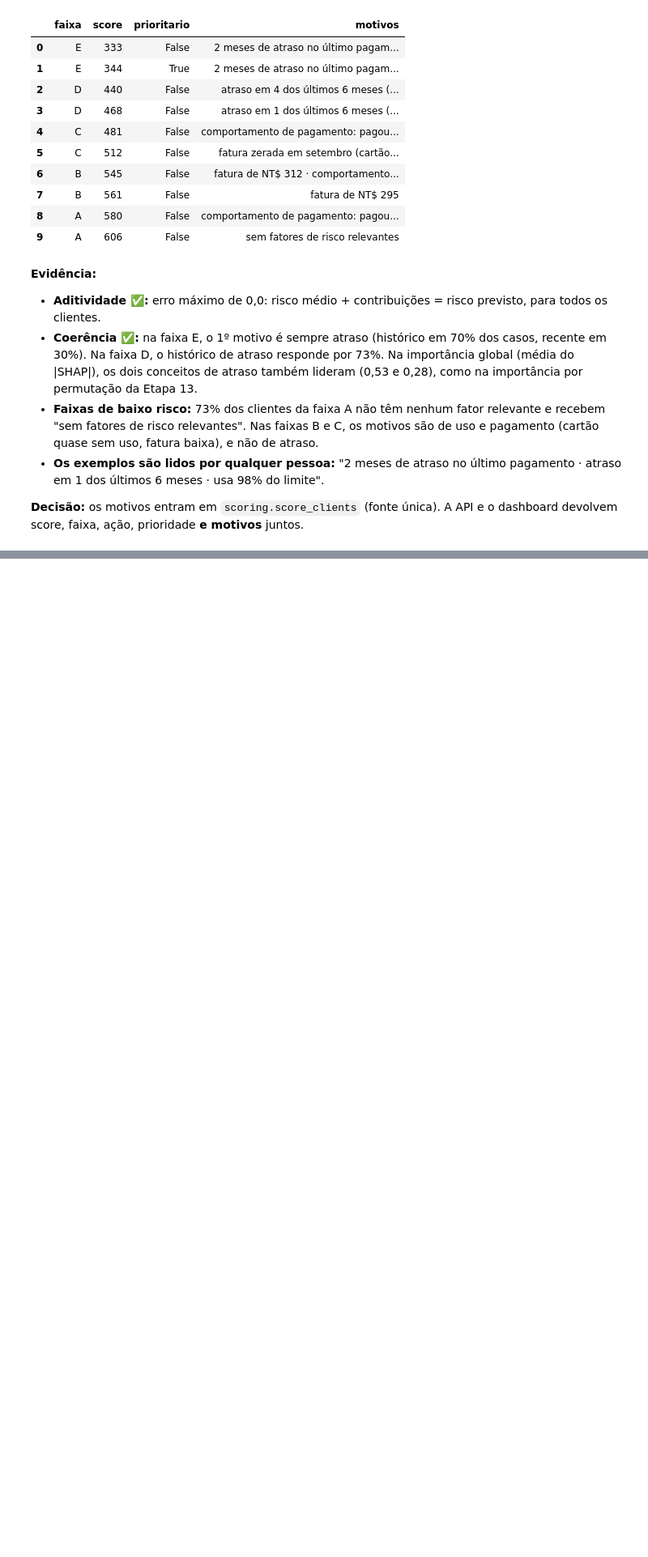
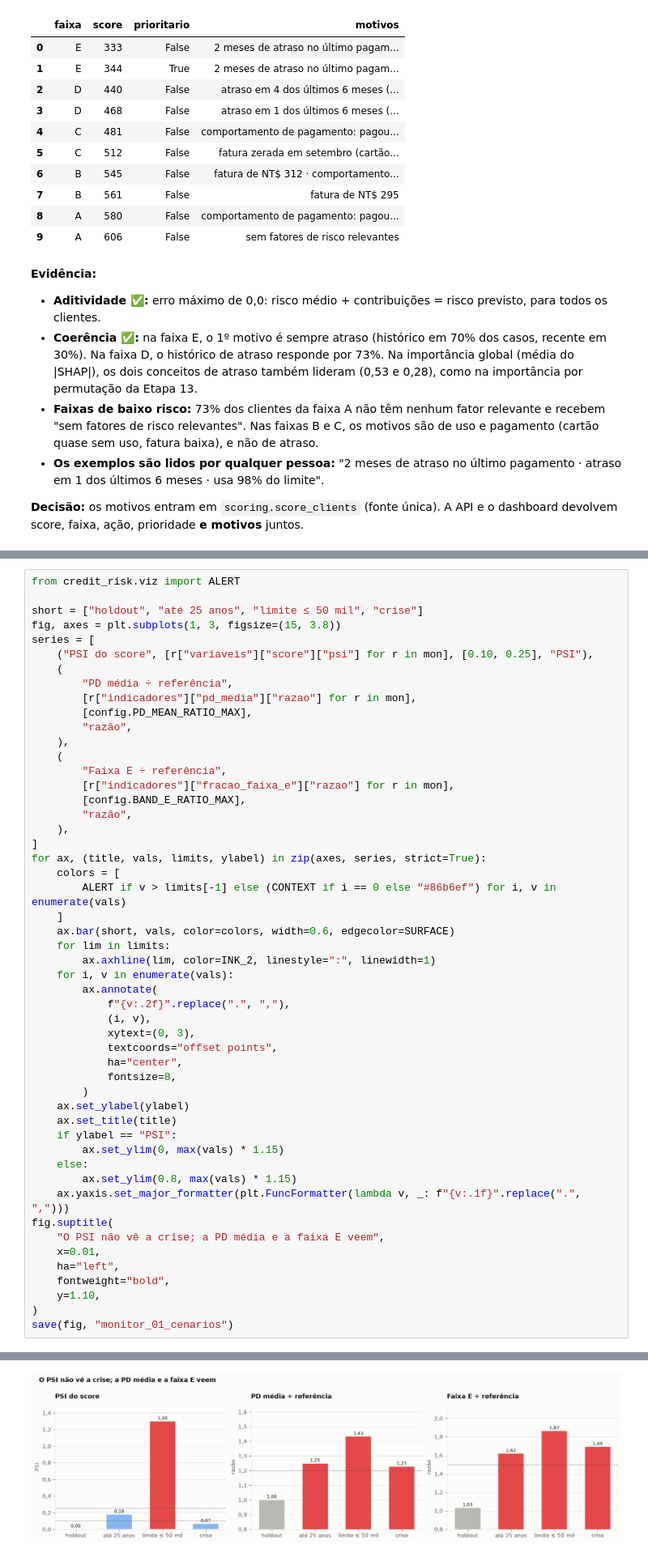
Before and after one commit to RToyoyama/credit-risk-semantix, a Jupyter notebook: notebooks/03_modelagem_e_decisao.ipynb, the cells around one changed output, grey strips where cells are left out. Shown at 81% size. Cells and saved outputs as stored; diff of their text form; blank space fills up the shorter version.

```diff
--- a/notebooks/03_modelagem_e_decisao.ipynb
+++ b/notebooks/03_modelagem_e_decisao.ipynb
@@ -1410,0 +1463,52 @@ pd.read_csv(config.REPORTS_DIR / "reasons_examples.csv")[
+# %%
+from credit_risk.viz import ALERT
+
+short = ["holdout", "até 25 anos", "limite ≤ 50 mil", "crise"]
+fig, axes = plt.subplots(1, 3, figsize=(15, 3.8))
+series = [
+    ("PSI do score", [r["variaveis"]["score"]["psi"] for r in mon], [0.10, 0.25], "PSI"),
+    (
+        "PD média ÷ referência",
+        [r["indicadores"]["pd_media"]["razao"] for r in mon],
+        [config.PD_MEAN_RATIO_MAX],
+        "razão",
+    ),
+    (
+        "Faixa E ÷ referência",
+        [r["indicadores"]["fracao_faixa_e"]["razao"] for r in mon],
+        [config.BAND_E_RATIO_MAX],
+        "razão",
+    ),
+]
+for ax, (title, vals, limits, ylabel) in zip(axes, series, strict=True):
+    colors = [
+        ALERT if v > limits[-1] else (CONTEXT if i == 0 else "#86b6ef") for i, v in enumerate(vals)
+    ]
+    ax.bar(short, vals, color=colors, width=0.6, edgecolor=SURFACE)
+    for lim in limits:
+        ax.axhline(lim, color=INK_2, linestyle=":", linewidth=1)
+    for i, v in enumerate(vals):
+        ax.annotate(
+            f"{v:.2f}".replace(".", ","),
+            (i, v),
+            xytext=(0, 3),
+            textcoords="offset points",
+            ha="center",
+            fontsize=8,
+        )
+    ax.set_ylabel(ylabel)
+    ax.set_title(title)
+    if ylabel == "PSI":
+        ax.set_ylim(0, max(vals) * 1.15)
+    else:
+        ax.set_ylim(0.8, max(vals) * 1.15)
+    ax.yaxis.set_major_formatter(plt.FuncFormatter(lambda v, _: f"{v:.1f}".replace(".", ",")))
+fig.suptitle(
+    "O PSI não vê a crise; a PD média e a faixa E veem",
+    x=0.01,
+    ha="left",
+    fontweight="bold",
+    y=1.10,
+)
+save(fig, "monitor_01_cenarios")
+# %% [output]
@@ -1410,0 +1516 @@ pd.read_csv(config.REPORTS_DIR / "reasons_examples.csv")[
+[figure, added]
```
Also changed, not shown: parts of 4 cells of this notebook, 11 other files.
